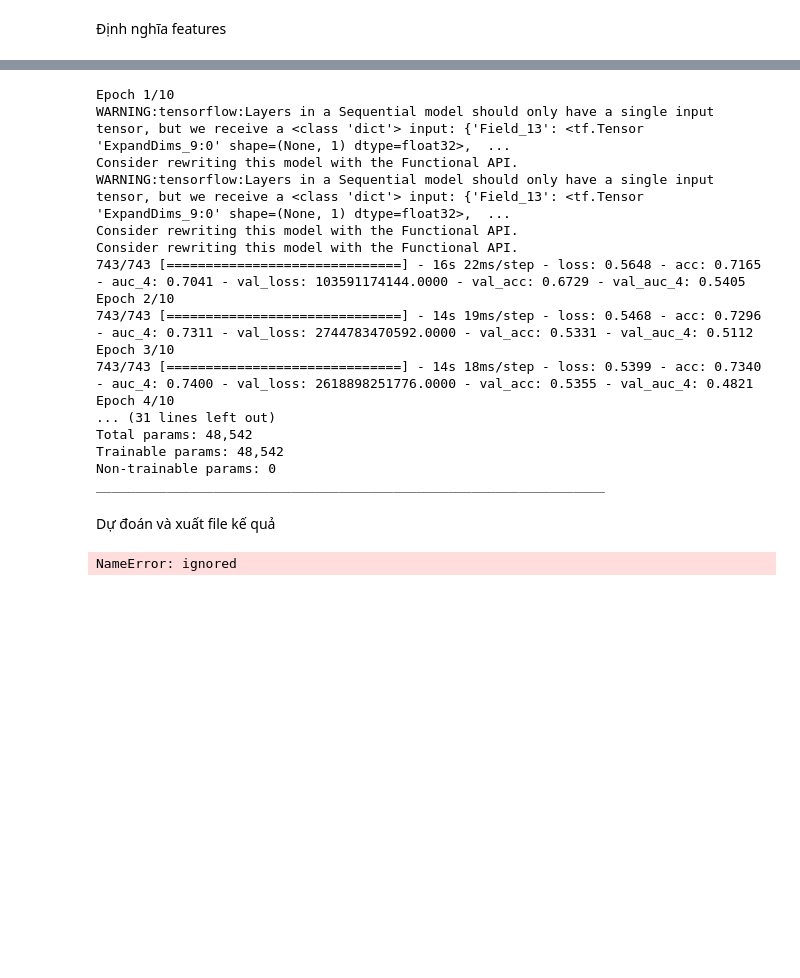
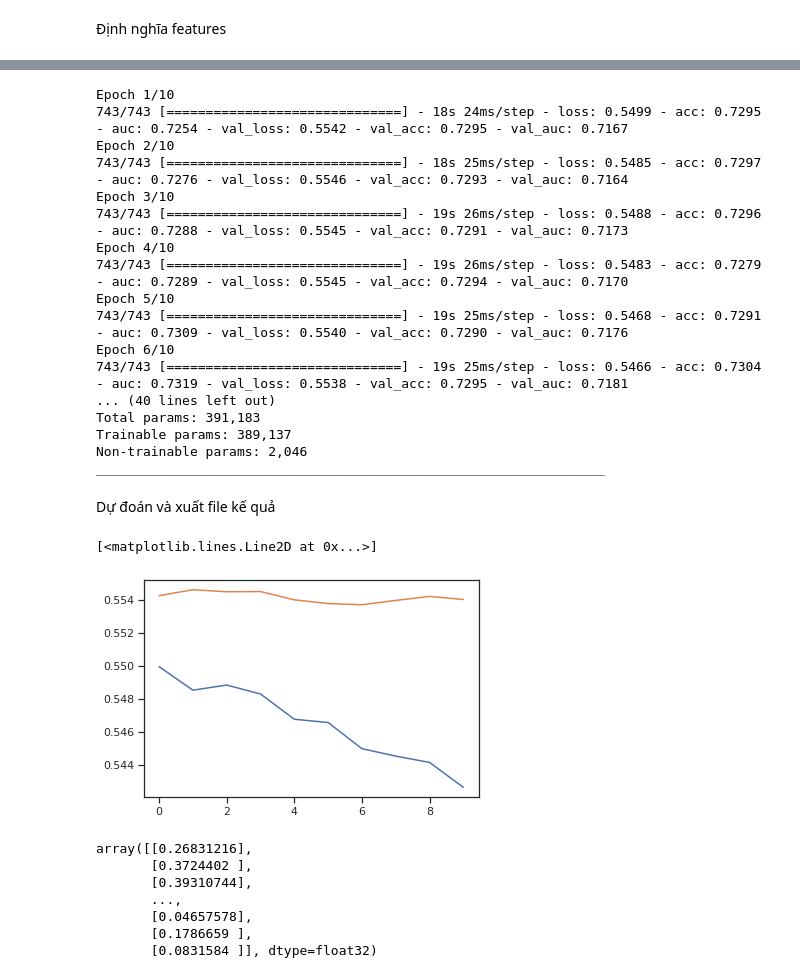
Before and after one commit to quanvu0996/compet, a Jupyter notebook: kalapa_4student_net2_tensorflow.ipynb, the cells around one changed output, grey strips where cells are left out. Drawn from its saved outputs; the diff is of its cells as text; code cells hidden in the pictures; blank space fills up the shorter version.

Commit message:
Được tạo bằng Colaboratory| bổ sung bước predict ra tập truyền thông, thay đổi thêm batch_norm, bỏ đi standardscaler, sử dụng sgd thay cho adam

```diff
--- a/kalapa_4student_net2_tensorflow.ipynb
+++ b/kalapa_4student_net2_tensorflow.ipynb
@@ -145,16 +110,16 @@ predict_data[cols_categorical] = test_set[cols_categorical].astype('object').fil
 X_train, X_test, y_train, y_test = train_test_split(train_data
                                                    ,train_data['label'].values
                                                    , stratify = train_data['label'].values
-                                                   ,test_size = 0.3
+                                                   ,test_size = 0.2
                                                    )
 # %%
+# Numerical: các trường chưa xử lý+ numerical fill giá trị -1
 
-# Numerical: các trường chưa xử lý+ numerical fill giá trị -1
 # train_data[cols_fts_num] = train_set[cols_fts_num].fillna(-1)
 # predict_data[cols_fts_num] = test_set[cols_fts_num].fillna(-1)
-X_train[cols_fts_num] = (X_train[cols_fts_num] - X_train[cols_fts_num].mean() )/ X_train[cols_fts_num].std()
-X_test[cols_fts_num] = (X_test[cols_fts_num] - X_train[cols_fts_num].mean() )/ X_train[cols_fts_num].std()
-predict_data[cols_fts_num] = (predict_data[cols_fts_num] - X_train[cols_fts_num].mean() )/ X_train[cols_fts_num].std()
+# X_train[cols_fts_num] = (X_train[cols_fts_num] - X_train[cols_fts_num].mean() )/ X_train[cols_fts_num].std()
+# X_test[cols_fts_num] = (X_test[cols_fts_num] - X_train[cols_fts_num].mean() )/ X_train[cols_fts_num].std()
+# predict_data[cols_fts_num] = (predict_data[cols_fts_num] - X_train[cols_fts_num].mean() )/ X_train[cols_fts_num].std()
 X_train = X_train.fillna(0)
 X_test = X_test.fillna(0)
 predict_data = predict_data.fillna(0)
@@ -191,10 +146,10 @@ for col in cols_fts_num:
                         dtype=tf.float32
                         #, normalizer_fn = lambda x: ( x - mean )/ std
                         ))
-# Với các biến categorical, embed với số chiều bằng 1/200 +1 số chiều gốc
+# Với các biến categorical, embed với số chiều bằng 1/10 +1 số chiều gốc
 def embed_trans(feature_name, vocab):
   ft = fc.categorical_column_with_vocabulary_list(feature_name, vocab)
-  ft = fc.embedding_column( ft,dimension= int(len(vocab)/20) +1 )
+  ft = fc.embedding_column( ft,dimension= int(len(vocab)/10) +5 )
   return ft
 for col in cols_categorical:
   vocabulary = train_set[col].unique()
@@ -232,10 +206,17 @@ X_train[fts_cols].head()
 nets_2 = Sequential(
     [
     feature_layer,
+    BatchNormalization (),
+    Dense(512, activation ='relu'),
+    Dropout(0.25),
+    BatchNormalization (),
+    Dense(256, activation ='relu'),
+    Dropout(0.25),
     Dense(128, activation ='relu'),
+    Dropout(0.25),
+    BatchNormalization (),
     Dense(64, activation ='relu'),
-    Dense(64, activation ='relu'),
-    Dense(64, activation ='relu'),
+    Dropout(0.1),
     Dense(16, activation ='relu'),
     Dense(1, activation ='sigmoid')])
-nets_2.compile(optimizer = 'adam', loss = 'binary_crossentropy', metrics = ['acc', AUC() ] ) #, Precision(), Recall()] )
+nets_2.compile(optimizer = 'sgd', loss = 'binary_crossentropy', metrics = ['acc', AUC() ] ) #, Precision(), Recall()] )
@@ -242,34 +239,48 @@ nets_2.compile(optimizer = 'adam', loss = 'binary_crossentropy', metrics = ['acc
 # %%
-batch_size = 50 # A small batch sized is used for demonstration purposes
-train_ds = df_to_dataset(X_train[fts_cols], y_train, batch_size=batch_size)
-test_ds = df_to_dataset(X_test[fts_cols], y_test, shuffle=False, batch_size=batch_size)
+# batch_size = 50 # A small batch sized is used for demonstration purposes
+# train_ds = df_to_dataset(X_train[fts_cols], y_train, batch_size=batch_size)
+# test_ds = df_to_dataset(X_test[fts_cols], y_test, shuffle=False, batch_size=batch_size)
+# predict_ds = df_to_dataset(predict_data[fts_cols], predict_data['id'], shuffle=False, batch_size=batch_size)
 
 history = nets_2.fit( train_ds , epochs = 10
                     , validation_data = test_ds)
 nets_2.summary()
 # %% [output]
 Epoch 1/10
-WARNING:tensorflow:Layers in a Sequential model should only have a single input tensor, but we receive a <class 'dict'> input: {'Field_13': <tf.Tensor 'ExpandDims_9:0' shape=(None, 1) dtype=float32>,  ...
-Consider rewriting this model with the Functional API.
-WARNING:tensorflow:Layers in a Sequential model should only have a single input tensor, but we receive a <class 'dict'> input: {'Field_13': <tf.Tensor 'ExpandDims_9:0' shape=(None, 1) dtype=float32>,  ...
-Consider rewriting this model with the Functional API.
-Consider rewriting this model with the Functional API.
-743/743 [==============================] - 16s 22ms/step - loss: 0.5648 - acc: 0.7165 - auc_4: 0.7041 - val_loss: 103591174144.0000 - val_acc: 0.6729 - val_auc_4: 0.5405
+743/743 [==============================] - 18s 24ms/step - loss: 0.5499 - acc: 0.7295 - auc: 0.7254 - val_loss: 0.5542 - val_acc: 0.7295 - val_auc: 0.7167
 Epoch 2/10
-743/743 [==============================] - 14s 19ms/step - loss: 0.5468 - acc: 0.7296 - auc_4: 0.7311 - val_loss: 2744783470592.0000 - val_acc: 0.5331 - val_auc_4: 0.5112
+743/743 [==============================] - 18s 25ms/step - loss: 0.5485 - acc: 0.7297 - auc: 0.7276 - val_loss: 0.5546 - val_acc: 0.7293 - val_auc: 0.7164
 Epoch 3/10
-743/743 [==============================] - 14s 18ms/step - loss: 0.5399 - acc: 0.7340 - auc_4: 0.7400 - val_loss: 2618898251776.0000 - val_acc: 0.5355 - val_auc_4: 0.4821
+743/743 [==============================] - 19s 26ms/step - loss: 0.5488 - acc: 0.7296 - auc: 0.7288 - val_loss: 0.5545 - val_acc: 0.7291 - val_auc: 0.7173
 Epoch 4/10
-... (31 lines left out)
-Total params: 48,542
-Trainable params: 48,542
-Non-trainable params: 0
+743/743 [==============================] - 19s 26ms/step - loss: 0.5483 - acc: 0.7279 - auc: 0.7289 - val_loss: 0.5545 - val_acc: 0.7294 - val_auc: 0.7170
+Epoch 5/10
+743/743 [==============================] - 19s 25ms/step - loss: 0.5468 - acc: 0.7291 - auc: 0.7309 - val_loss: 0.5540 - val_acc: 0.7290 - val_auc: 0.7176
+Epoch 6/10
+743/743 [==============================] - 19s 25ms/step - loss: 0.5466 - acc: 0.7304 - auc: 0.7319 - val_loss: 0.5538 - val_acc: 0.7295 - val_auc: 0.7181
+... (40 lines left out)
+Total params: 391,183
+Trainable params: 389,137
+Non-trainable params: 2,046
 _________________________________________________________________
 # %% [markdown]
 Dự đoán và xuất file kế quả
+# %%
+plt.plot(history.history['loss'])
+plt.plot(history.history['val_loss'])
+# %% [output]
+[<matplotlib.lines.Line2D at 0x...>]
+[figure, added]
 # %%
-y_predict_pred= nets_2.predict(X_predict_scaled)
+y_predict_pred= nets_2.predict(predict_ds )
+y_predict_pred
 # %% [output]
-NameError: ignored
+array([[0.26831216],
+       [0.3724402 ],
+       [0.39310744],
+       ...,
+       [0.04657578],
+       [0.1786659 ],
+       [0.0831584 ]], dtype=float32)
 # %%
 res_df = pd.DataFrame({'id': test_set.id, 'label': y_predict_pred.reshape(y_predict_pred.shape[0])})
```
Also changed, not shown: parts of 12 cells of this notebook.
